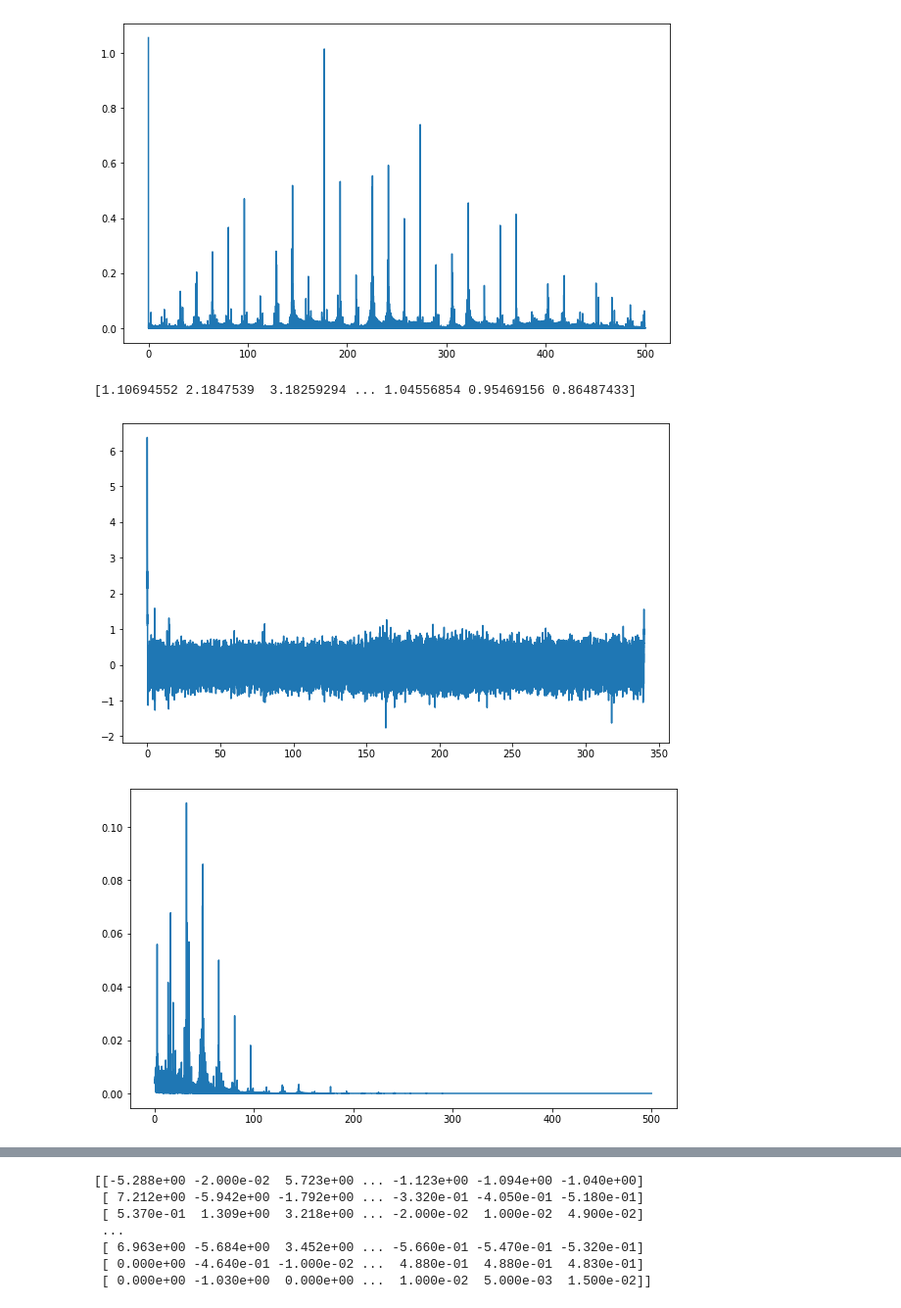
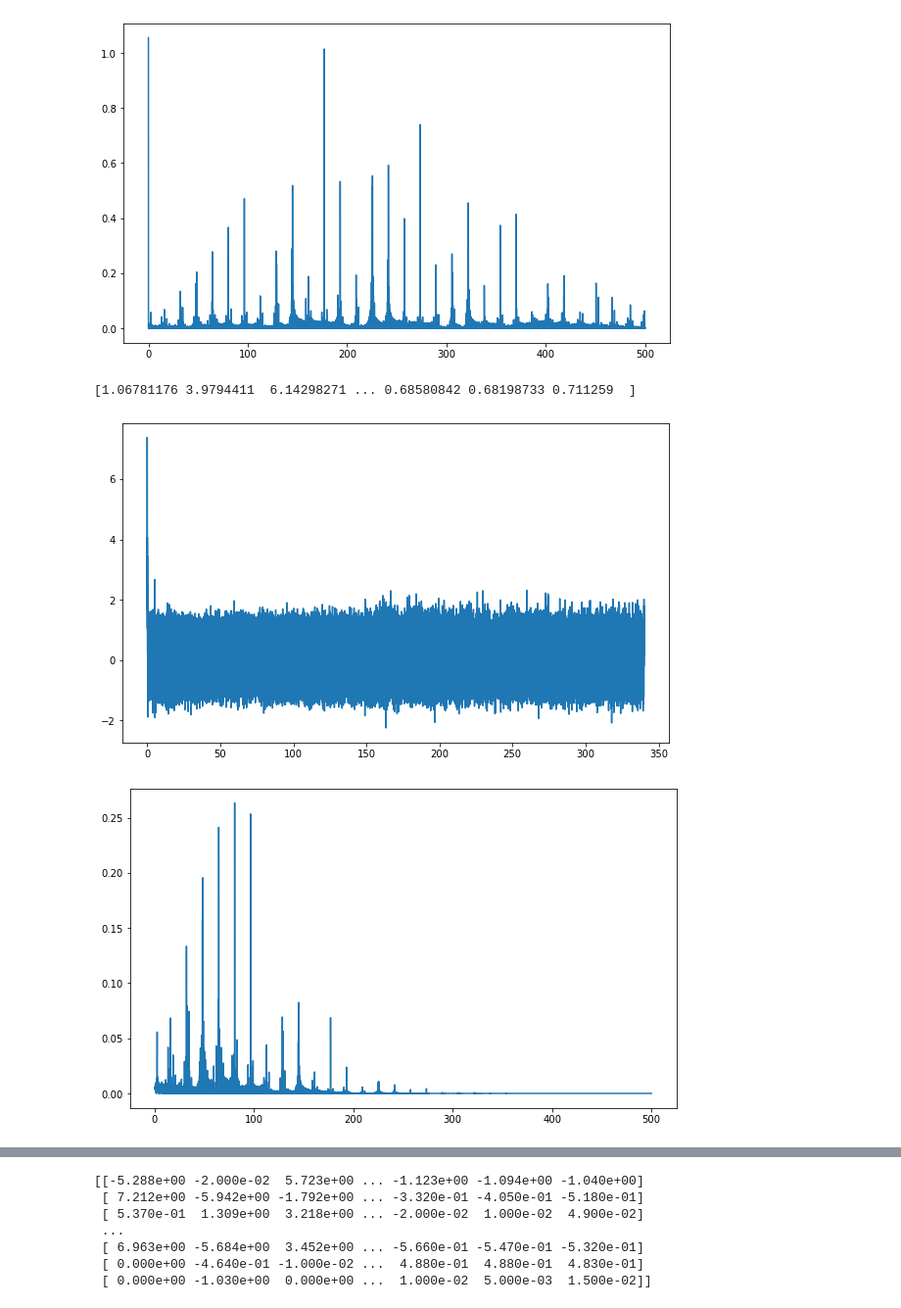
Before and after one commit to HeroicSpider/Brain-maturity-scoring-of-preterm-neonatal-babies, a Jupyter notebook: EEG signal analysis.ipynb, the cells around one changed output, grey strips where cells are left out. Shown at 98% size. Cells and saved outputs as stored; diff of their text form; code cells hidden in the pictures.

```diff
--- a/EEG signal analysis.ipynb
+++ b/EEG signal analysis.ipynb
@@ -86,19 +87,19 @@ plt.show()
 # %%
 fs=1000
 fl=1
-fh=45
+fh=100
 nyq=0.5*fs
 l=fl/nyq
 h=fh/nyq
 order=2
 b,a=scipy.signal.butter(order, [l,h], 'bandpass', analog=False)
 y=scipy.signal.filtfilt(b,a,A,axis=0)
 plt.figure(figsize=(10,6))
 plt.plot(t,y)
 print(y)
 # %% [output]
-[1.10694552 2.1847539  3.18259294 ... 1.04556854 0.95469156 0.86487433]
+[1.06781176 3.9794411  6.14298271 ... 0.68580842 0.68198733 0.711259  ]
-[figure, old version]
+[figure, new version]
 # %%
 yf = fftpack.fft(y, t.size)
 amp = np.abs(yf) # get amplitude spectrum
@@ -107,7 +108,7 @@ plt.figure(figsize=(10,6))
 plt.plot(freq[0:freq.size//2], (2/amp.size)*amp[0:amp.size//2])
 plt.show()
 # %% [output]
-[figure, old version]
+[figure, new version]
 # %%
 fs=1000
 fl=1
```
Also changed, not shown: parts of 9 cells of this notebook.
